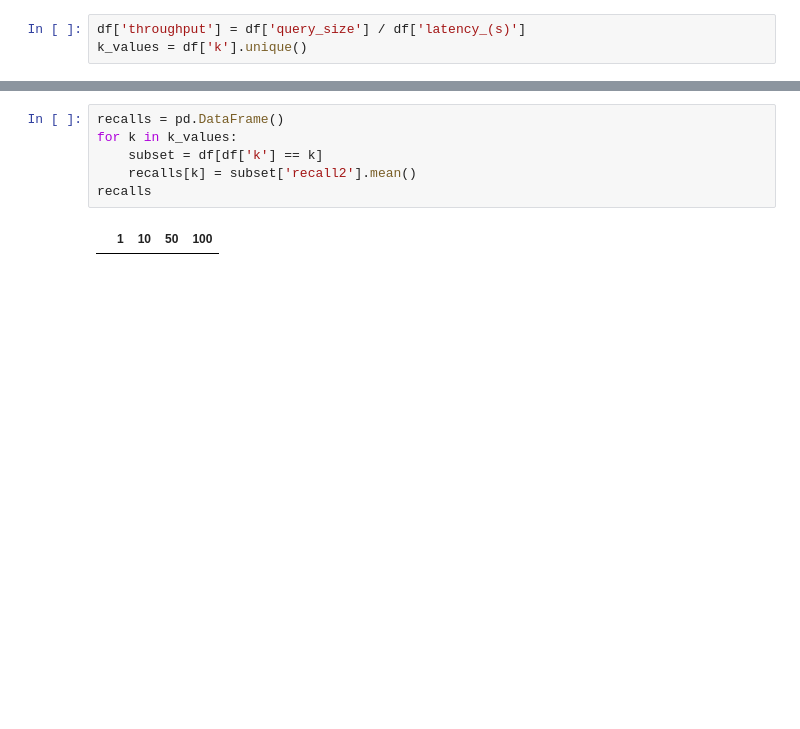
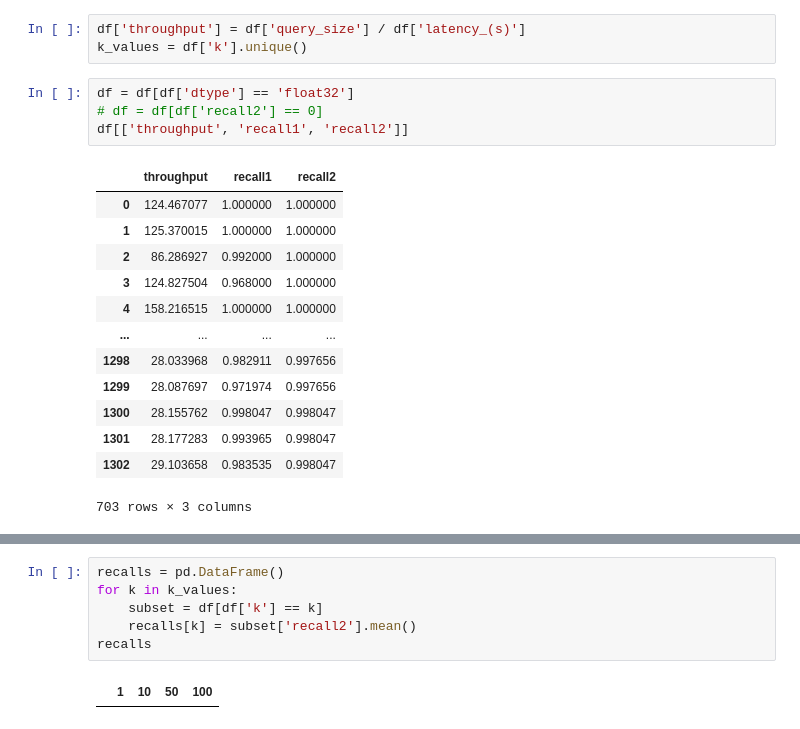
Before and after one commit to Santius0/microvecdb, a Jupyter notebook: python/benchmark/results.ipynb, the cells around one changed output, grey strips where cells are left out. Drawn from its saved outputs; the diff is of its cells as text; blank space fills up the shorter version.

```diff
--- a/python/benchmark/results.ipynb
+++ b/python/benchmark/results.ipynb
@@ -16,6 +18,24 @@ df.head(5)
 # %%
 df['throughput'] = df['query_size'] / df['latency_(s)']
 k_values = df['k'].unique()
+# %%
+df = df[df['dtype'] == 'float32']
+# df = df[df['recall2'] == 0]
+df[['throughput', 'recall1', 'recall2']]
+# %% [output]
+|  | throughput | recall1 | recall2 |
+| 0 | 124.467077 | 1.000000 | 1.000000 |
+| 1 | 125.370015 | 1.000000 | 1.000000 |
+| 2 | 86.286927 | 0.992000 | 1.000000 |
+| 3 | 124.827504 | 0.968000 | 1.000000 |
+| 4 | 158.216515 | 1.000000 | 1.000000 |
+| ... | ... | ... | ... |
+| 1298 | 28.033968 | 0.982911 | 0.997656 |
+| 1299 | 28.087697 | 0.971974 | 0.997656 |
+| 1300 | 28.155762 | 0.998047 | 0.998047 |
+| 1301 | 28.177283 | 0.993965 | 0.998047 |
+| 1302 | 29.103658 | 0.983535 | 0.998047 |
+703 rows × 3 columns
 # %%
 plt.figure(figsize=(10, 6))
 
```
Also changed, not shown: parts of 5 cells of this notebook, 17 other files.
